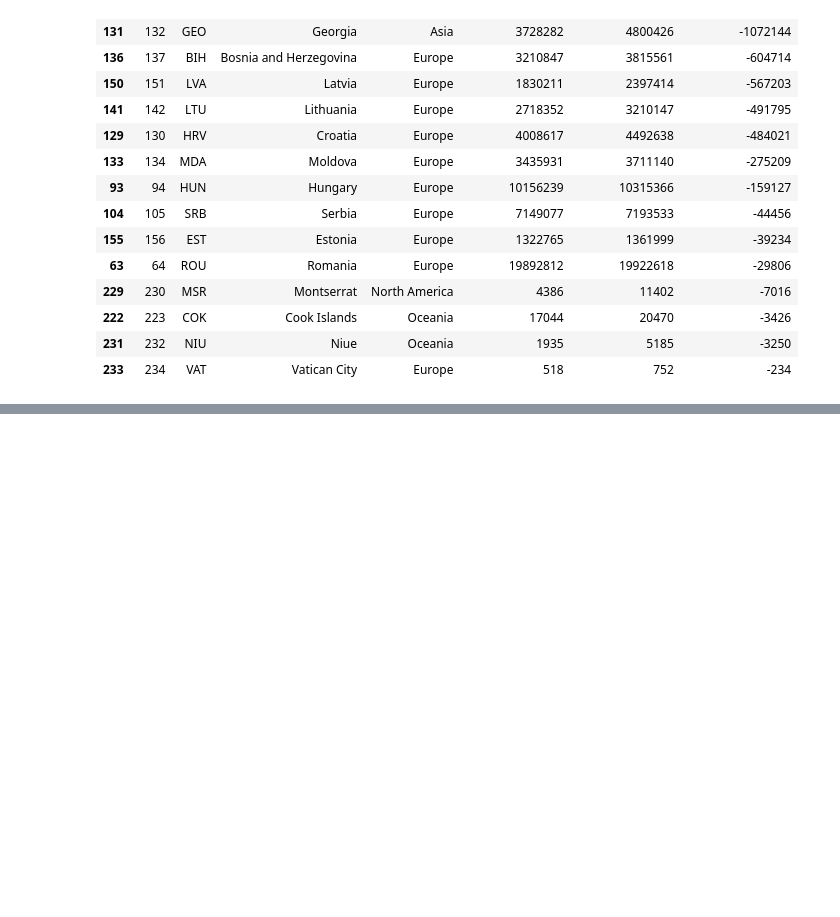
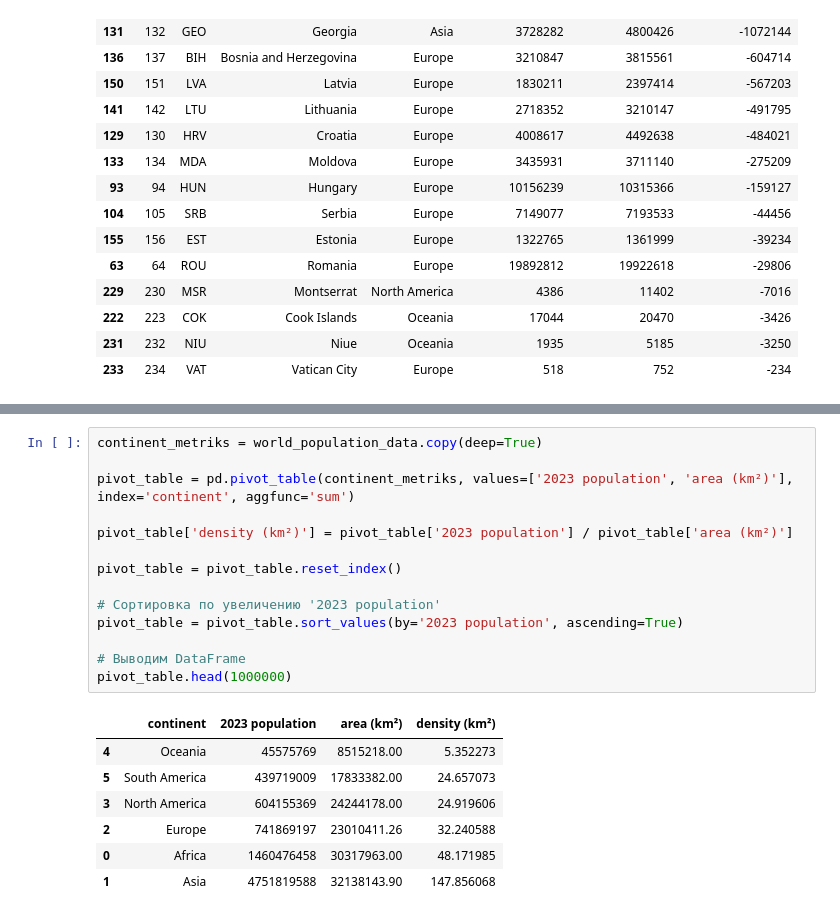
Before and after one commit to MaximManuyko/Jupyter, a Jupyter notebook: 1_Данные_о_численности_населения_мира.ipynb, the cells around one changed output, grey strips where cells are left out. Saved outputs shown, nothing was run; the diff lists cells and outputs as text; blank space fills up the shorter version.

```diff
--- a/1_Данные_о_численности_населения_мира.ipynb
+++ b/1_Данные_о_численности_населения_мира.ipynb
@@ -422,0 +358,22 @@ plt.show()
+# %%
+continent_metriks = world_population_data.copy(deep=True)
+
+pivot_table = pd.pivot_table(continent_metriks, values=['2023 population', 'area (km²)'], index='continent', aggfunc='sum')
+
+pivot_table['density (km²)'] = pivot_table['2023 population'] / pivot_table['area (km²)']
+
+pivot_table = pivot_table.reset_index()
+
+# Сортировка по увеличению '2023 population'
+pivot_table = pivot_table.sort_values(by='2023 population', ascending=True)
+
+# Выводим DataFrame
+pivot_table.head(1000000)
+# %% [output]
+|  | continent | 2023 population | area (km²) | density (km²) |
+| 4 | Oceania | 45575769 | 8515218.00 | 5.352273 |
+| 5 | South America | 439719009 | 17833382.00 | 24.657073 |
+| 3 | North America | 604155369 | 24244178.00 | 24.919606 |
+| 2 | Europe | 741869197 | 23010411.26 | 32.240588 |
+| 0 | Africa | 1460476458 | 30317963.00 | 48.171985 |
+| 1 | Asia | 4751819588 | 32138143.90 | 147.856068 |
```
Also changed, not shown: parts of 12 cells of this notebook, 3 other files.
